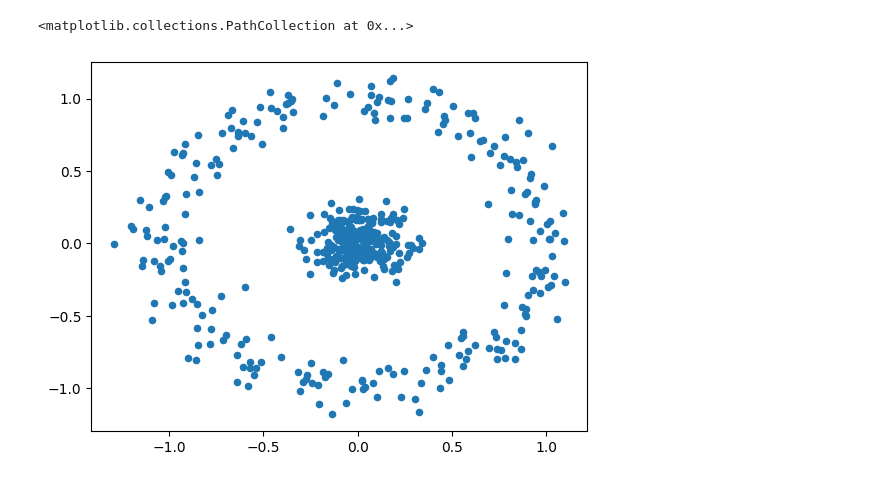
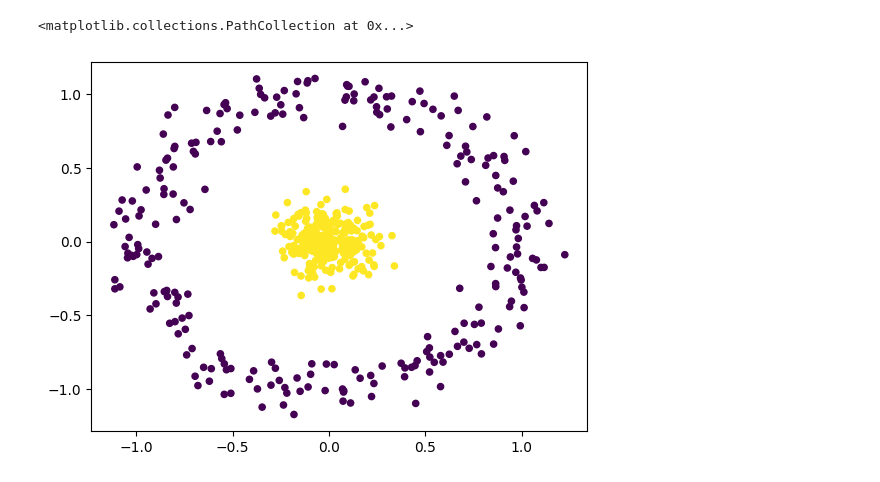
Before and after one commit to ffreirea1988/usm, a Jupyter notebook: Redes_Neuronales.ipynb, the cells around one changed output. Drawn from its saved outputs; the diff is of its cells as text; code cells hidden in the pictures.

```diff
--- a/Redes_Neuronales.ipynb
+++ b/Redes_Neuronales.ipynb
@@ -12,7 +12,7 @@ from sklearn.datasets import make_circles
 X, Y = make_circles(n_samples=500, factor=0.1, noise=0.1)
 # %%
 import matplotlib.pyplot as plt
-plt.scatter(X[:, 0], X[:, 1], s=20)
+plt.scatter(X[:, 0], X[:, 1], c=Y, s=20)
 # %% [output]
 <matplotlib.collections.PathCollection at 0x...>
-[figure, old version]
+[figure, new version]
```
Also changed, not shown: parts of 14 cells of this notebook.
